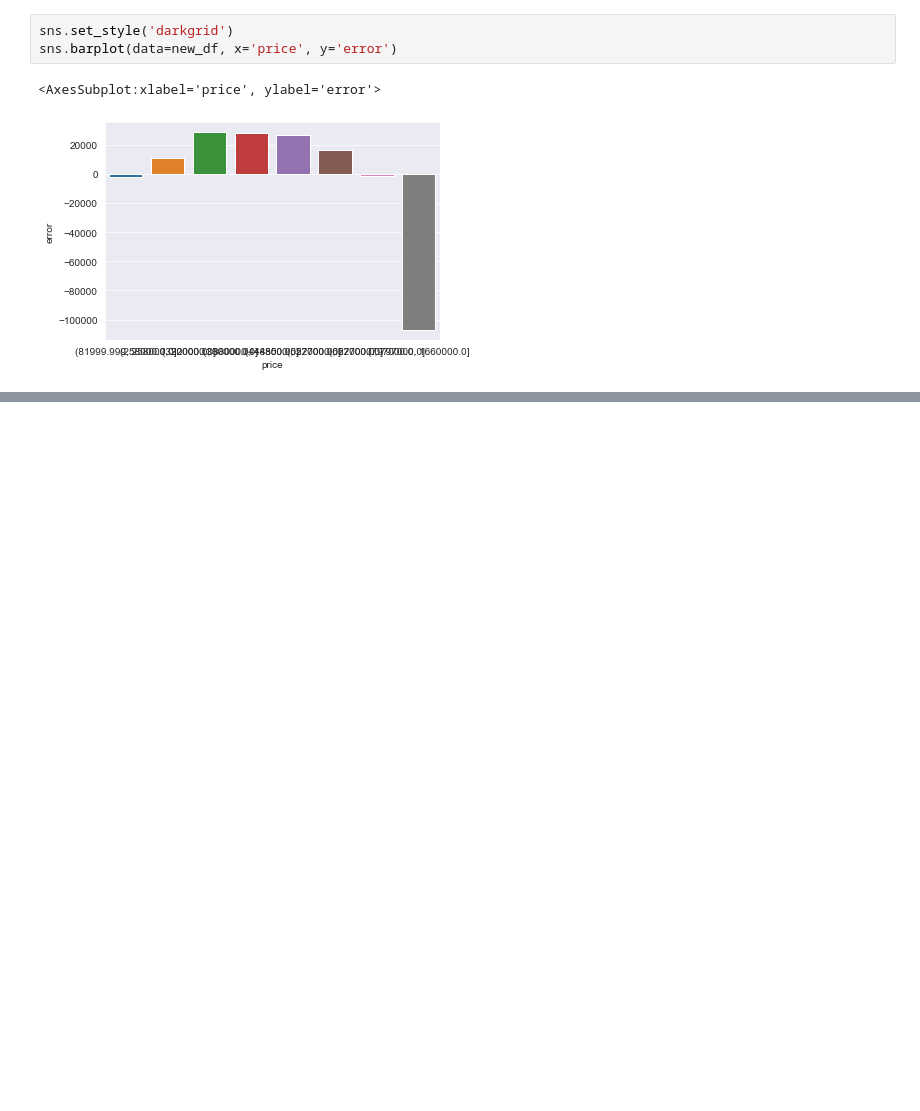
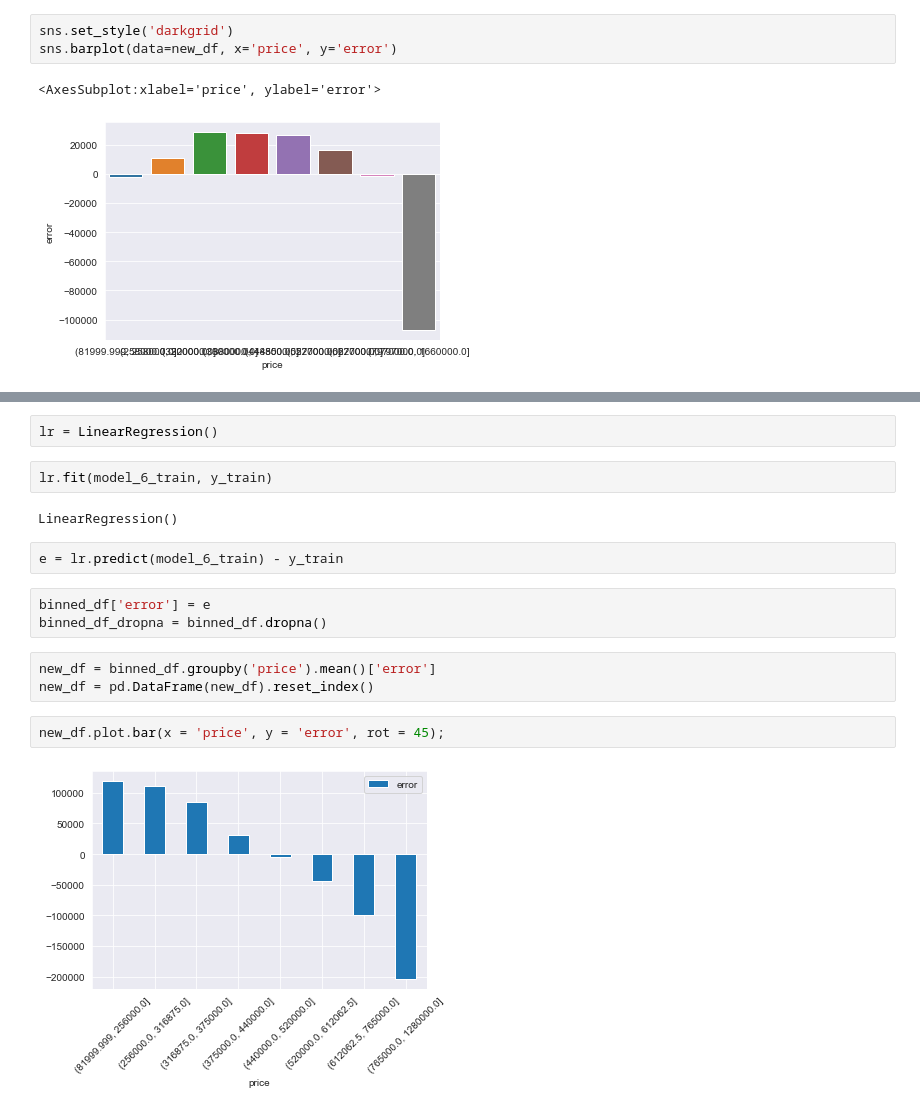
Before and after one commit to gkwarner/bsc-phase-two-project, a Jupyter notebook: notebooks/exploratory/Gabe/Import data.ipynb, the cells around one changed output, grey strips where cells are left out. Drawn from its saved outputs; the diff is of its cells as text; blank space fills up the shorter version.

Commit message:
combined models

```diff
--- a/notebooks/exploratory/Gabe/Import data.ipynb
+++ b/notebooks/exploratory/Gabe/Import data.ipynb
@@ -580,0 +710,18 @@ sns.barplot(data=new_df, x='price', y='error')
+# %%
+lr = LinearRegression()
+# %%
+lr.fit(model_6_train, y_train)
+# %% [output]
+LinearRegression()
+# %%
+e = lr.predict(model_6_train) - y_train
+# %%
+binned_df['error'] = e
+binned_df_dropna = binned_df.dropna()
+# %%
+new_df = binned_df.groupby('price').mean()['error']
+new_df = pd.DataFrame(new_df).reset_index()
+# %%
+new_df.plot.bar(x = 'price', y = 'error', rot = 45);
+# %% [output]
+[figure, added]
```
Also changed, not shown: parts of 13 cells of this notebook.
